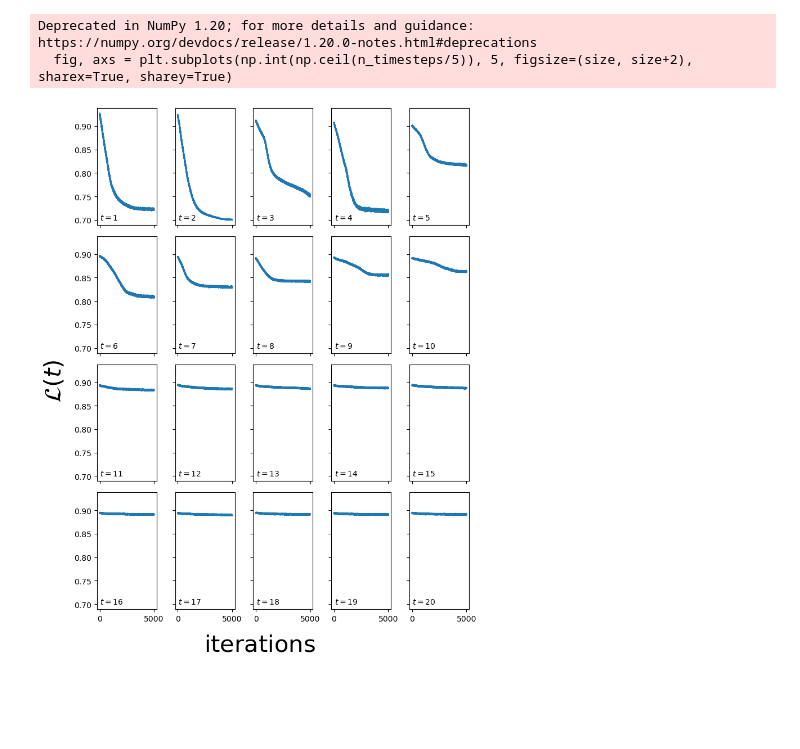
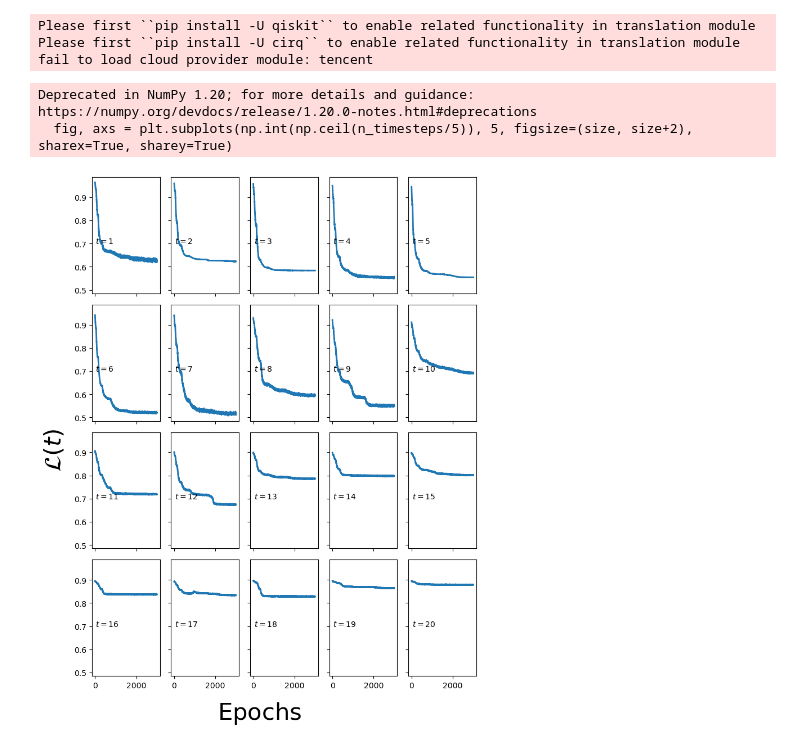
Before and after one commit to alapena/QuantGenMdl, a Jupyter notebook: visualize_denoising.ipynb, the cells around one changed output. Saved outputs shown, nothing was run; the diff lists cells and outputs as text; code cells hidden in the pictures; blank space fills up the shorter version.

Commit message:
visualizing

```diff
--- a/visualize_denoising.ipynb
+++ b/visualize_denoising.ipynb
@@ -14,26 +14,30 @@ config = {
         'name': 'MNIST0',
     }
 }
-n_data, n_pixels, n_timesteps, n_ancilla_qubits, n_backward_layers = 1000, 64, 20, 3, 6
+n_data, n_pixels, n_timesteps, n_ancilla_qubits, n_backward_layers = 1000, 64, 20, 4, 9
 _, n_qubits = find_closest_power_of_2(n_pixels, return_power=True)
-diffusion_schedule = 'linear'
+diffusion_schedule = 'lin2.5T'
+# %% [output]
+Please first ``pip install -U qiskit`` to enable related functionality in translation module
+Please first ``pip install -U cirq`` to enable related functionality in translation module
+fail to load cloud provider module: tencent
 # %%
 size = 8
 fig, axs = plt.subplots(np.int(np.ceil(n_timesteps/5)), 5, figsize=(size, size+2), sharex=True, sharey=True)
 for i in range(n_timesteps):
     dir, filename = get_path(config, type='modelfinallosshist', n_data=n_data, n_pixels=n_pixels, n_qubits=n_qubits, n_ancilla_qubits=n_ancilla_qubits, n_timesteps=n_timesteps, n_backward_layers=n_backward_layers, t=i+1)
     loss = np.load(dir / filename)
     axs[i//5, i%5].plot(loss, lw=2)
     # axs[i//5, i%5].tick_params(direction='in', length=6, width=2, top='on', right='on', labelsize=20)
     axs[i//5, i%5].text(x=30, y=0.7, s=r'$t=%d$'%(i+1), fontsize=10)
     # axs[i//5, i%5].set_yscale('log')
-fig.supxlabel(r'$\rm iterations$', fontsize=30)
+fig.supxlabel(r'$\rm Epochs$', fontsize=30)
 fig.supylabel(r'$\mathcal{L}(t)$', fontsize=30)
 plt.tight_layout()
 # %% [output]
 Deprecated in NumPy 1.20; for more details and guidance: https://numpy.org/devdocs/release/1.20.0-notes.html#deprecations
   fig, axs = plt.subplots(np.int(np.ceil(n_timesteps/5)), 5, figsize=(size, size+2), sharex=True, sharey=True)
-[figure, old version]
+[figure, new version]
 # %%
 # Compute Wasserstein distance across timesteps
 wassbackwardtrain = np.zeros(n_timesteps)
```
Also changed, not shown: parts of 3 cells of this notebook, 1 other file.
